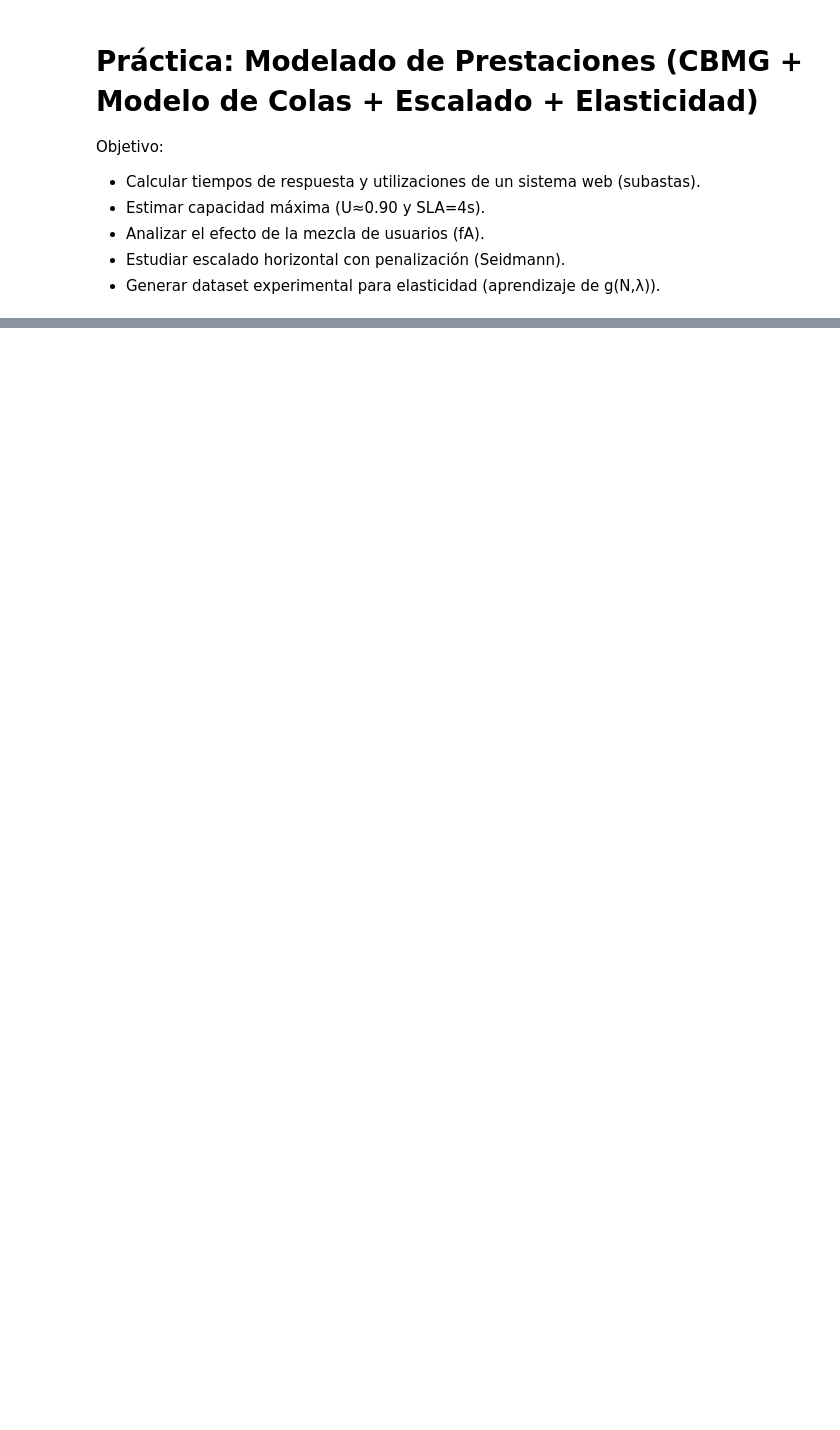
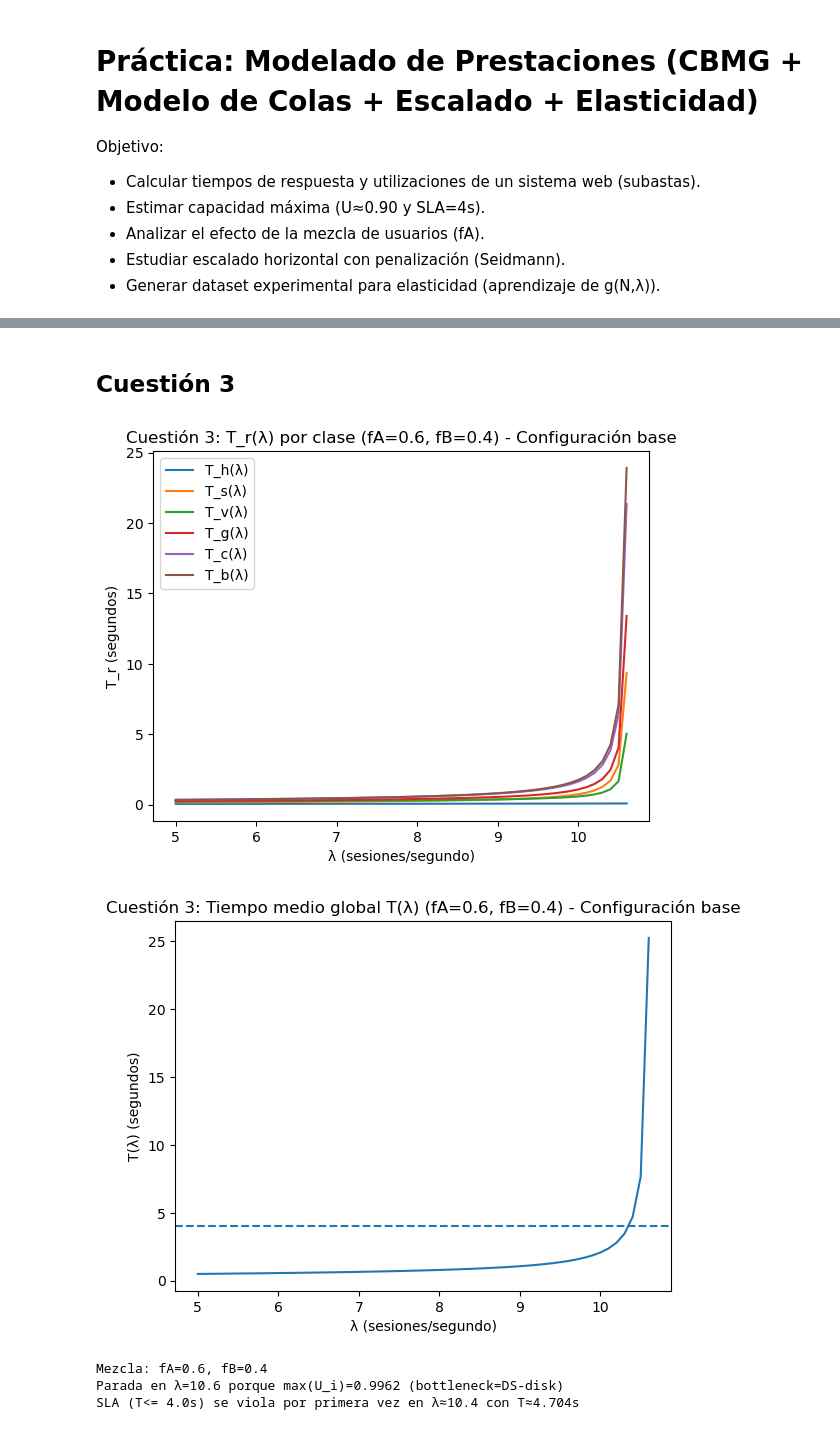
Before and after one commit to sanchezIII/SistemasDistribuidosWork, a Jupyter notebook: Trabajo_SD_ModeloColas.ipynb, the cells around one changed output, grey strips where cells are left out. Drawn from its saved outputs; the diff is of its cells as text; code cells hidden in the pictures; blank space fills up the shorter version.

```diff
--- a/Trabajo_SD_ModeloColas.ipynb
+++ b/Trabajo_SD_ModeloColas.ipynb
@@ -1049,0 +237,65 @@ plt.show()
+# %% [markdown]
+## Cuestión 3
+# %%
+fA, fB = 0.60, 0.40
+TSLA = 4.0
+lam = 5.0
+step = 0.1
+stop_U = 0.99
+
+lam_values, Umax_values, T_values = [], [], []
+Tr_series = {r: [] for r in R}
+
+while True:
+    U, Tr, T = compute_U_Tr_T(lam)
+    umax = max(U.values())
+
+    lam_values.append(lam)
+    Umax_values.append(umax)
+    T_values.append(T)
+    for r in R:
+        Tr_series[r].append(Tr[r])
+
+    if umax >= stop_U:
+        break
+    lam = round(lam + step, 10)
+
+# SLA first violation
+sla_violation = None
+for l, t in zip(lam_values, T_values):
+    if t > TSLA:
+        sla_violation = (l, t)
+        break
+
+lam_stop = lam_values[-1]
+U_stop, _, _ = compute_U_Tr_T(lam_stop)
+bottleneck = max(K, key=lambda i: U_stop[i])
+
+# ---------- Gráficas ----------
+plt.figure()
+for r in R:
+    plt.plot(lam_values, Tr_series[r], label=f"T_{r}(λ)")
+plt.xlabel("λ (sesiones/segundo)")
+plt.ylabel("T_r (segundos)")
+plt.title("Cuestión 3: T_r(λ) por clase (fA=0.6, fB=0.4) - Configuración base")
+plt.legend()
+plt.show()
+
+plt.figure()
+plt.plot(lam_values, T_values)
+plt.axhline(TSLA, linestyle="--")
+plt.xlabel("λ (sesiones/segundo)")
+plt.ylabel("T(λ) (segundos)")
+plt.title("Cuestión 3: Tiempo medio global T(λ) (fA=0.6, fB=0.4) - Configuración base")
+plt.show()
+
+print(f"Mezcla: fA={fA}, fB={fB}")
+print(f"Parada en λ={lam_stop:.1f} porque max(U_i)={max(U_stop.values()):.4f} (bottleneck={bottleneck})")
+if sla_violation:
+    print(f"SLA (T<= {TSLA}s) se viola por primera vez en λ≈{sla_violation[0]:.1f} con T≈{sla_violation[1]:.3f}s")
+# %% [output]
+[figure, added]
+[figure, added]
+Mezcla: fA=0.6, fB=0.4
+Parada en λ=10.6 porque max(U_i)=0.9962 (bottleneck=DS-disk)
+SLA (T<= 4.0s) se viola por primera vez en λ≈10.4 con T≈4.704s
```
Also changed, not shown: parts of 67 cells of this notebook.
